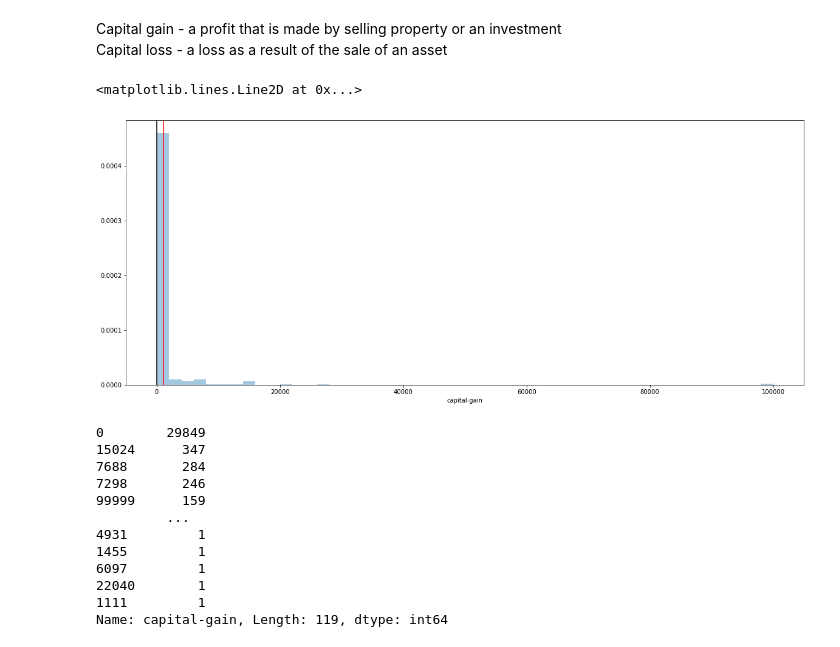
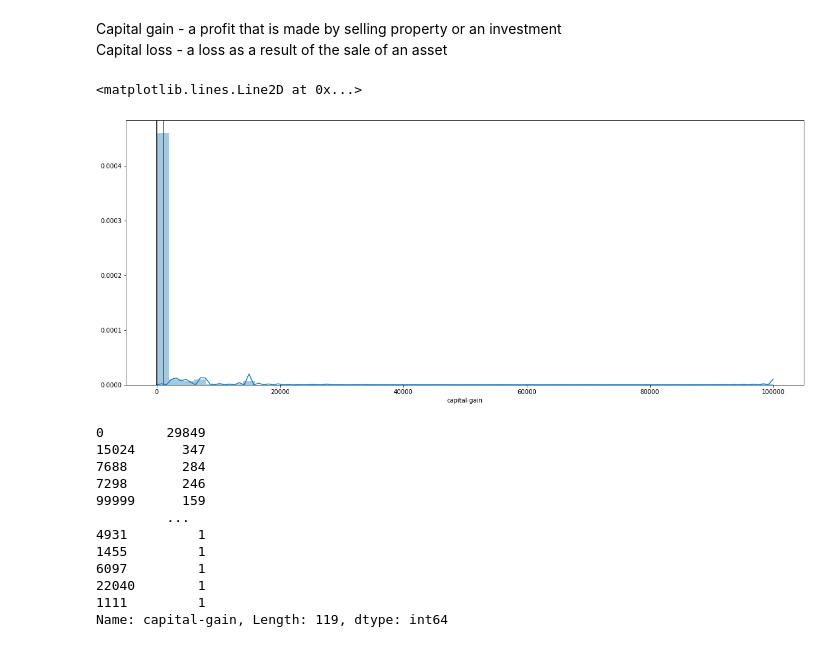
Before and after one commit to agomolka/AdultIncomeAnalysis, a Jupyter notebook: Adult_income_analysis.ipynb, the cells around one changed output. Saved outputs shown, nothing was run; the diff lists cells and outputs as text; code cells hidden in the pictures.

```diff
--- a/Adult_income_analysis.ipynb
+++ b/Adult_income_analysis.ipynb
@@ -113,0 +128,3 @@ I create other cathegory for missing values.
+# %%
+df['workclass'].replace([' ?'],' Other', inplace = True)
+df['workclass'].value_counts()
@@ -168,0 +217,5 @@ There is no missng values. <br> Values aren't linear. Values are categorical.
+# %%
+df.drop(['education-num'], axis = 1, inplace = True)
+df['education'].replace([' 11th', ' 9th', ' 7th-8th', ' 5th-6th', ' 10th', ' 1st-4th', ' Preschool', ' 12th'],
+                             ' Student', inplace = True)
+df['education'].value_counts()
@@ -181,0 +268,3 @@ The data has missing values - cathegory "?".
+# %%
+df['occupation'].replace([' ?'],' Other', inplace = True)
+df['occupation'].value_counts()
@@ -202,0 +315,3 @@ The vast majority of people included in this dataset are of the WHITE race.
+# %%
+df['race'].replace([' Asian-Pac-Islander', ' Amer-Indian-Eskimo', ' Other'],' Other', inplace = True)
+df['race'].value_counts()
@@ -237,16 +357,16 @@ Capital gain - a profit that is made by selling property or an investment <br>
 Capital loss - a loss as a result of the sale of an asset
 # %%
 fig = plt.figure(figsize=(20,8))
-sns.distplot(df['capital-gain'])
+sns.distplot(df['capital-gain'], kde_kws={'bw':0.1})
 
 mean_value = df['capital-gain'].mean()
 plt.axvline(mean_value, c='red')
 
 median_value = df['capital-gain'].median()
 plt.axvline(median_value, c='black')
 # %% [output]
 <matplotlib.lines.Line2D at 0x...>
-[figure, old version]
+[figure, new version]
 # %%
 print(df['capital-gain'].value_counts())
 # %% [output]
```
Also changed, not shown: parts of 31 cells of this notebook.
